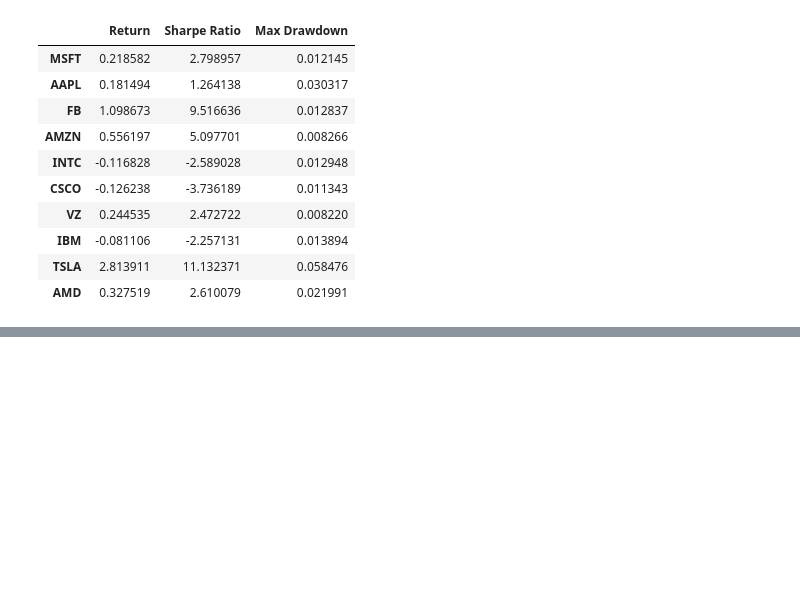
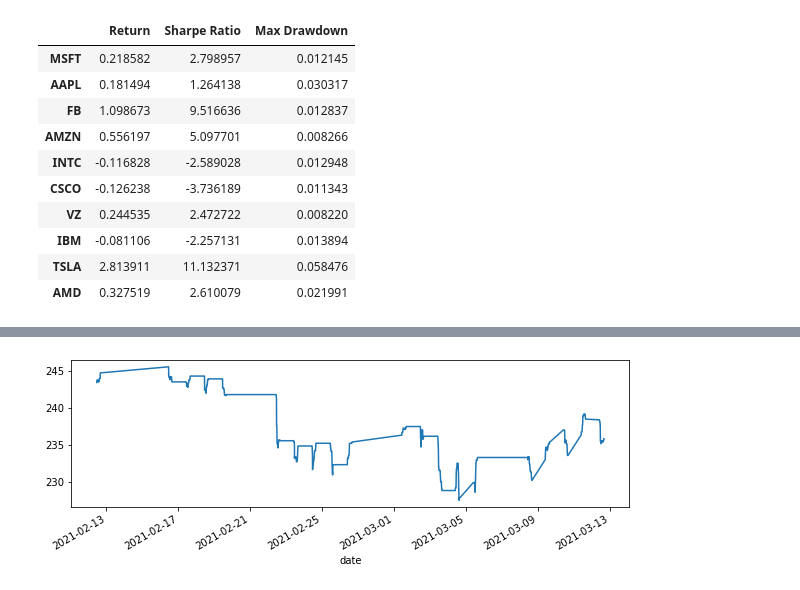
Before and after one commit to Strider221B/AlgorithmicTradingCourse, a Jupyter notebook: 5_BackTesting/Course/ResistanceBreakout.ipynb, the cells around one changed output, grey strips where cells are left out. Cells and saved outputs as stored; diff of their text form; code cells hidden in the pictures; blank space fills up the shorter version.

```diff
--- a/5_BackTesting/Course/ResistanceBreakout.ipynb
+++ b/5_BackTesting/Course/ResistanceBreakout.ipynb
@@ -198,0 +207,4 @@ calculating KPIs for  AMD
+# %%
+ohlc_dict['MSFT']['roll_max_cp'].plot(figsize=(10, 3));
+# %% [output]
+[figure, added]
```
Also changed, not shown: parts of 5 cells of this notebook, 3 other files.
